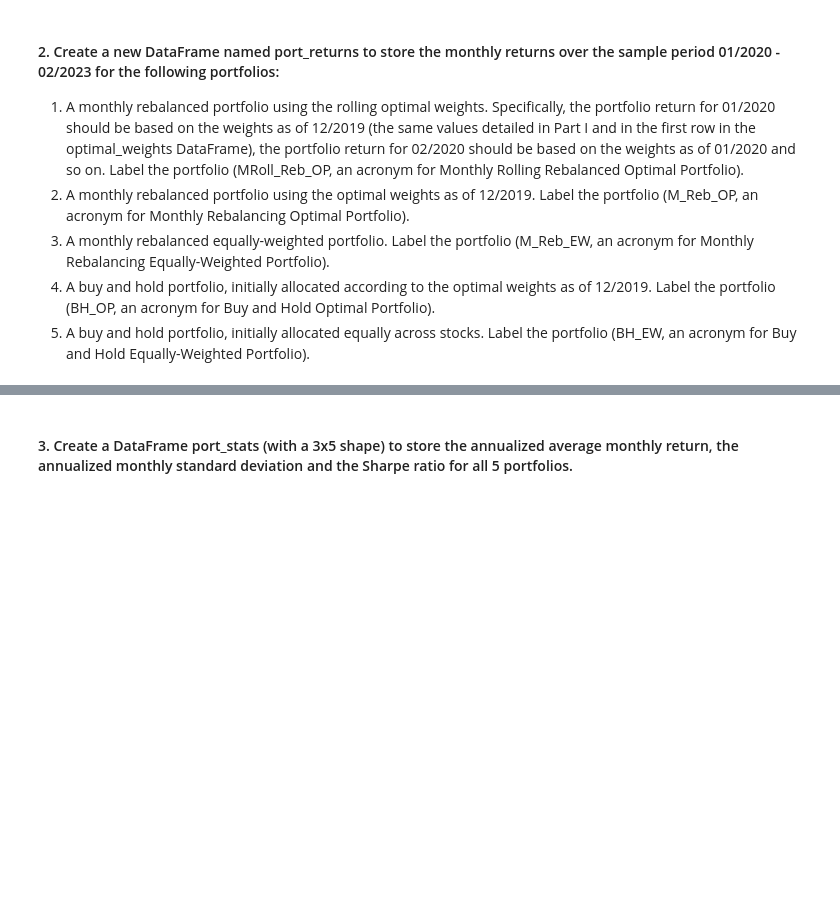
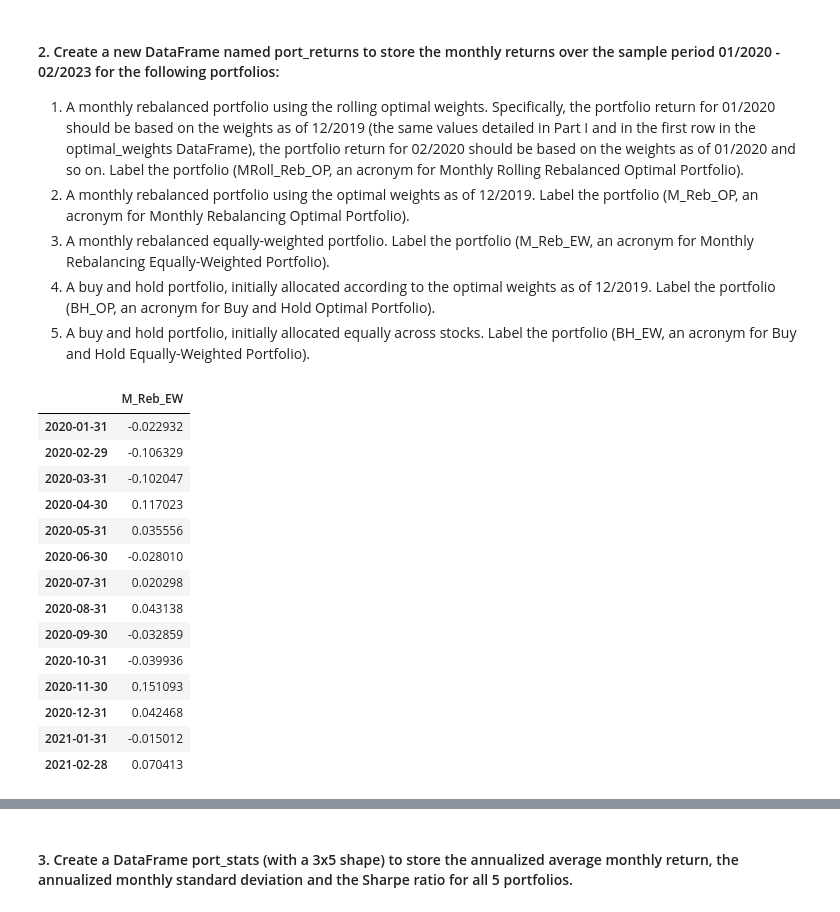
Before and after one commit to Alphaplayer248/Financial-Data-Project, a Jupyter notebook: Group Assignment_Klein1.ipynb, the cells around one changed output, grey strips where cells are left out. Saved outputs shown, nothing was run; the diff lists cells and outputs as text; code cells hidden in the pictures; blank space fills up the shorter version.

```diff
--- a/Group Assignment_Klein1.ipynb
+++ b/Group Assignment_Klein1.ipynb
@@ -162,7 +162,7 @@ returns_mon1 = returns.resample('M').apply(lambda x: x.add(1).prod().sub(1))
 optimal_weights = pd.DataFrame()
 
 for i in range(0,len(returns_mon1.index)-60+1):
-    # Define the negative Sharpe Ratio function that we will minimize
+
     def neg_SR(weights):
         SR = ((np.dot(returns_mon1.iloc[i:i+60],weights) - rf_rate.iloc[i:i+60]['RF']).mean()*(12)) /\
         ((np.dot(returns_mon1.iloc[i:i+60],weights) - rf_rate.iloc[i:i+60]['RF']).std()*np.sqrt(12))
@@ -179,6 +179,8 @@ for i in range(0,len(returns_mon1.index)-60+1):
                                              columns=[stock_list],
                                              index=[returns_mon1.iloc[i:i+60].index[-1]])],
                                 axis=0)
+optimal_weights.index.name='Date'
+optimal_weights=optimal_weights.sort_index(axis=1)
 # %% [markdown]
 #### 2. Create a new DataFrame named port_returns to store the monthly returns over the sample period 01/2020 - 02/2023 for the following portfolios:
  1) A monthly rebalanced portfolio using the rolling optimal weights. Specifically, the portfolio return for 01/2020 should be based on the weights as of 12/2019 (the same values detailed in Part I and in the first row in the optimal_weights DataFrame), the portfolio return for 02/2020 should be based on the weights as of 01/2020 and so on. Label the portfolio (MRoll_Reb_OP, an acronym for Monthly Rolling Rebalanced Optimal Portfolio).
@@ -186,3 +188,5 @@ for i in range(0,len(returns_mon1.index)-60+1):
  3) A monthly rebalanced equally-weighted portfolio. Label the portfolio (M_Reb_EW, an acronym for Monthly Rebalancing Equally-Weighted Portfolio).
  4) A buy and hold portfolio, initially allocated according to the optimal weights as of 12/2019. Label the portfolio (BH_OP, an acronym for Buy and Hold Optimal Portfolio).
  5) A buy and hold portfolio, initially allocated equally across stocks. Label the portfolio (BH_EW, an acronym for Buy and Hold Equally-Weighted Portfolio).
+# %%
+init_guess = np.full(len(returns_mon1.columns), 1/len(returns_mon1.columns))
@@ -188,0 +197,33 @@ for i in range(0,len(returns_mon1.index)-60+1):
+# %%
+#1
+port_returns=pd.DataFrame()
+for i in range(0,len(optimal_weights)-1):
+    port_returns = pd.concat([port_returns,
+                              pd.DataFrame({'MRoll_Reb_OP':np.dot(optimal_weights.iloc[i],returns_mon1.iloc[i+60])},
+                                           index = [returns_mon1.index[i+60]])],
+                                           axis=0)
+# %%
+#3
+port_returns3=pd.DataFrame()
+for i in range(0,len(init_guess)-1):
+    port_returns3 = pd.concat([port_returns3,
+                              pd.DataFrame({'M_Reb_EW':np.dot(init_guess,returns_mon1.iloc[i+60])},
+                                           index = [returns_mon1.index[i+60]])],
+                                           axis=0)
+port_returns3
+# %% [output]
+|  | M_Reb_EW |
+| 2020-01-31 | -0.022932 |
+| 2020-02-29 | -0.106329 |
+| 2020-03-31 | -0.102047 |
+| 2020-04-30 | 0.117023 |
+| 2020-05-31 | 0.035556 |
+| 2020-06-30 | -0.028010 |
+| 2020-07-31 | 0.020298 |
+| 2020-08-31 | 0.043138 |
+| 2020-09-30 | -0.032859 |
+| 2020-10-31 | -0.039936 |
+| 2020-11-30 | 0.151093 |
+| 2020-12-31 | 0.042468 |
+| 2021-01-31 | -0.015012 |
+| 2021-02-28 | 0.070413 |
```
Also changed, not shown: parts of 7 cells of this notebook.
